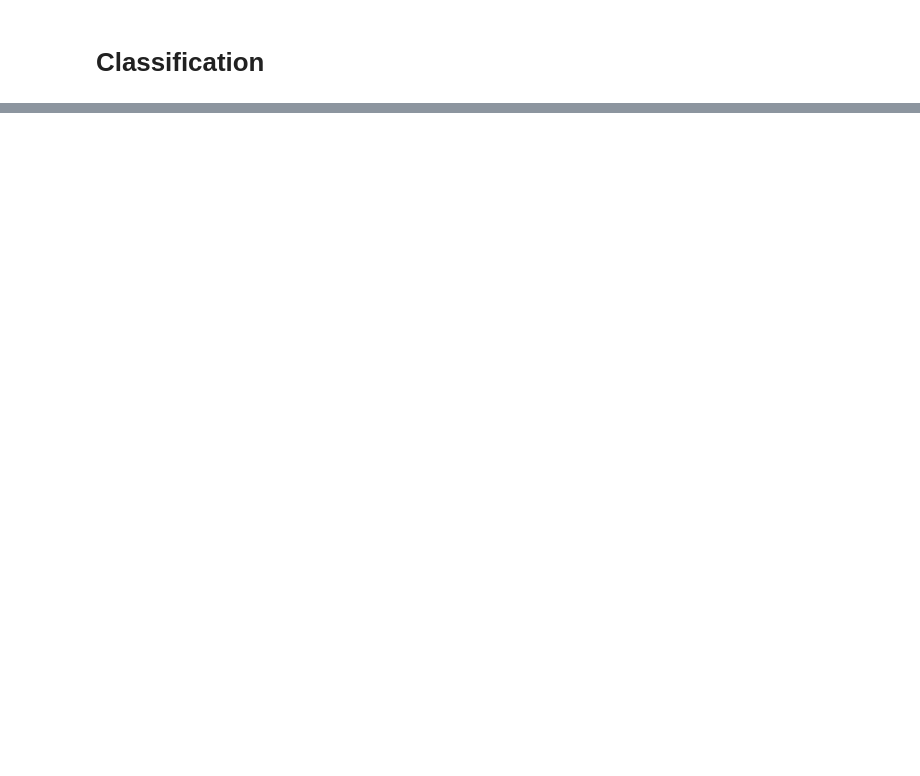
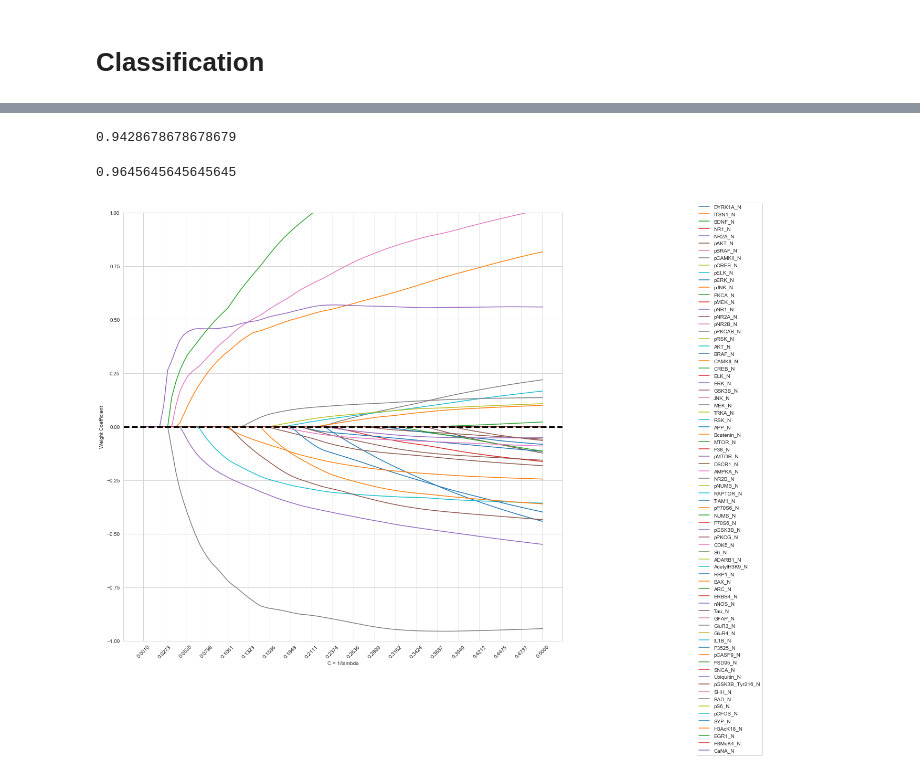
Before and after one commit to EmanuelSoda/ML_Homework, a Jupyter notebook: ML_bello.ipynb, the cells around one changed output, grey strips where cells are left out. Saved outputs shown, nothing was run; the diff lists cells and outputs as text; code cells hidden in the pictures; blank space fills up the shorter version.

```diff
--- a/ML_bello.ipynb
+++ b/ML_bello.ipynb
@@ -310,0 +370,65 @@ NameError: name 'provaEstimator_best' is not defined
+# %%
+param_gridQDA = [{'reg_param': [0.1, 0.2, 0.3, 0.4, 0.5]}]
+
+gridSerarchQDA = GridSearchCV(QDA(), param_grid = param_gridQDA,
+                              return_train_score = True,
+                              cv = 10, n_jobs=-1).fit(train_x, train_y)
+bestModelQDA = gridSerarchQDA.best_estimator_
+cross_val_score(bestModelQDA, selectedTrain, codedLabel, scoring = 'accuracy', cv = 10).mean()
+
+
+
+param_gridSVM = {'C': [0.1, 1, 10, 100, 1000],
+                 'gamma': [1, 0.1, 0.01, 0.001, 0.0001],
+                 'kernel': ['poly', 'rbf', 'sigmoid', 'linear'],
+                 'shrinking' : [True, False]}
+
+gridSerarchSVM = GridSearchCV(SVC(),
+                              param_grid = param_gridSVM,
+                              return_train_score = True,
+                              cv = 10, n_jobs=-1).fit(train_x, train_y)
+
+
+
+bestModelSVM = gridSerarchSVM.best_estimator_
+cross_val_score(bestModelSVM, selectedTrain, codedLabel, scoring = 'accuracy', cv = 10).mean()
+# %% [output]
+0.9428678678678679
+0.9645645645645645
+# %%
+#LASSO
+def visualizeLasso():
+    fig = plt.figure(figsize = (15, 15))
+    ax = plt.subplot(111)
+    colors = sns.color_palette(None, 77)
+    weights, params = [], []
+    for c in np.linspace(0.001, .5, 100):
+        lr = LogisticRegression(penalty = 'l1',solver = 'saga', C = c, random_state = 0)
+        lr.fit(train, codedLabel)
+        weights.append(lr.coef_[1])
+        params.append(c)
+
+    weights = np.array(weights)
+    for colmun, color in zip(range(weights.shape[1]), colors):
+        plt.plot(params, weights[:, colmun],
+                label = train.columns[colmun],
+                color = color)
+    plt.axhline(0, color ='black', linestyle = '--', linewidth = 3)
+    x_ticks = np.linspace(0.001, .5, 20)      #(0.001, 0.2, 20)
+    plt.xticks(x_ticks, rotation = 45)
+    plt.ylabel('Weight Coefficient')
+    plt.xlabel("C = 1/lambda")
+    #plt.xscale('log')
+    plt.ylim((-1, 1))
+    plt.legend(loc = 'upper left')
+    ax.legend(loc ='upper center',
+             bbox_to_anchor =(1.38, 1.03),
+             ncol = 1, fancybox = True)
+
+    plt.show()
+
+
+
+visualizeLasso()
+# %% [output]
+[figure, added]
```
Also changed, not shown: parts of 21 cells of this notebook.
